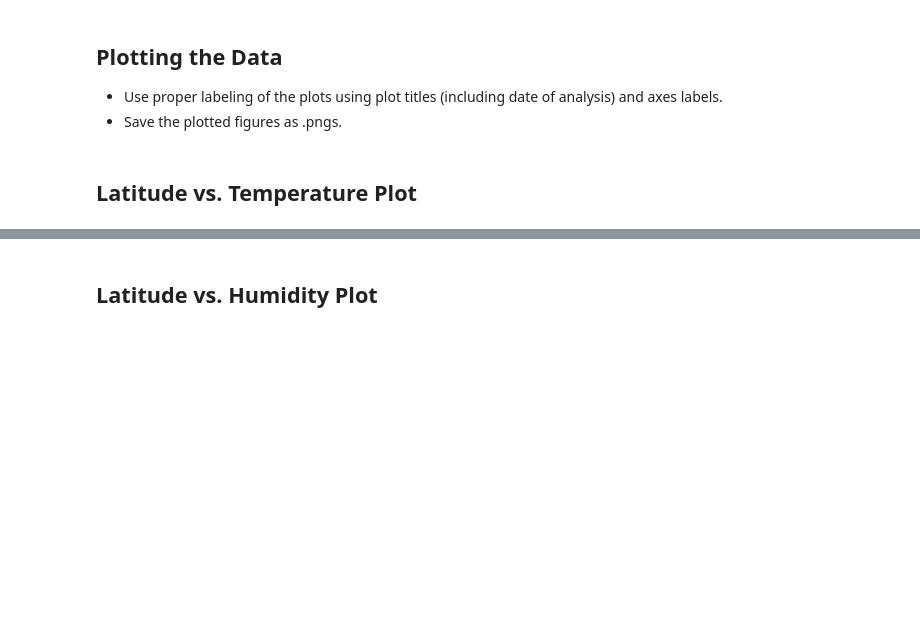
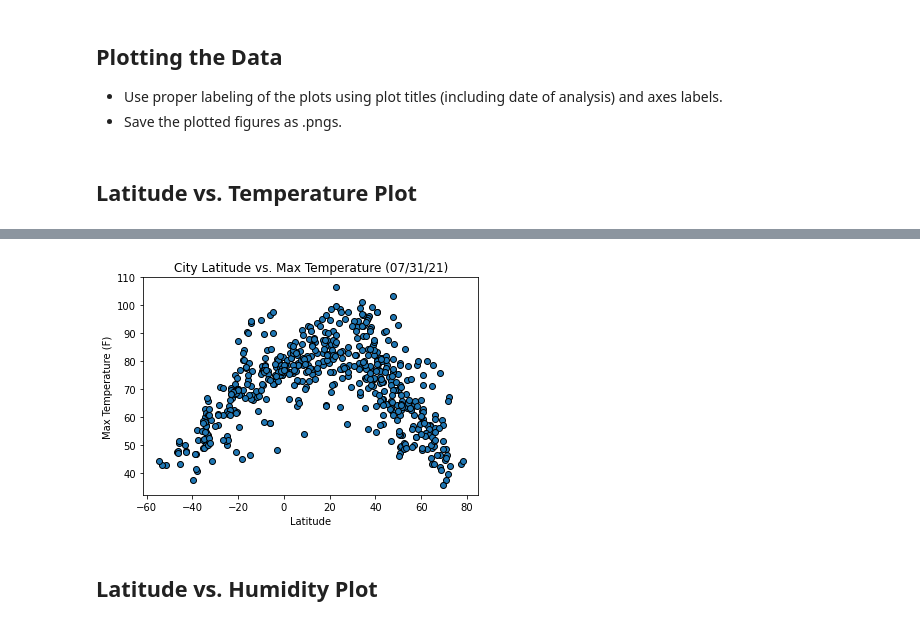
Before and after one commit to Sjenn257/python-api-challenge, a Jupyter notebook: WeatherPy/WeatherPy.ipynb, the cells around one changed output, grey strips where cells are left out. Saved outputs shown, nothing was run; the diff lists cells and outputs as text; code cells hidden in the pictures; blank space fills up the shorter version.

Commit message:
Lat v Temp plot done

```diff
--- a/WeatherPy/WeatherPy.ipynb
+++ b/WeatherPy/WeatherPy.ipynb
@@ -192,3 +189,14 @@ weather_df[weather_df["Humidity"].astype(float)>100]
+# %%
+x_values = weather_df["Lat"]
+y_values = weather_df["Max Temp"]
+plt.scatter(x_values,y_values, edgecolor="black")
+# plt.xticks(x_values)
+plt.title("City Latitude vs. Max Temperature (07/31/21)")
+plt.xlabel('Latitude')
+plt.ylabel('Max Temperature (F)')
+plt.show()
+# %% [output]
+[figure, added]
 # %% [markdown]
 ## Latitude vs. Humidity Plot
 # %%
```
Also changed, not shown: parts of 1 cell of this notebook.
